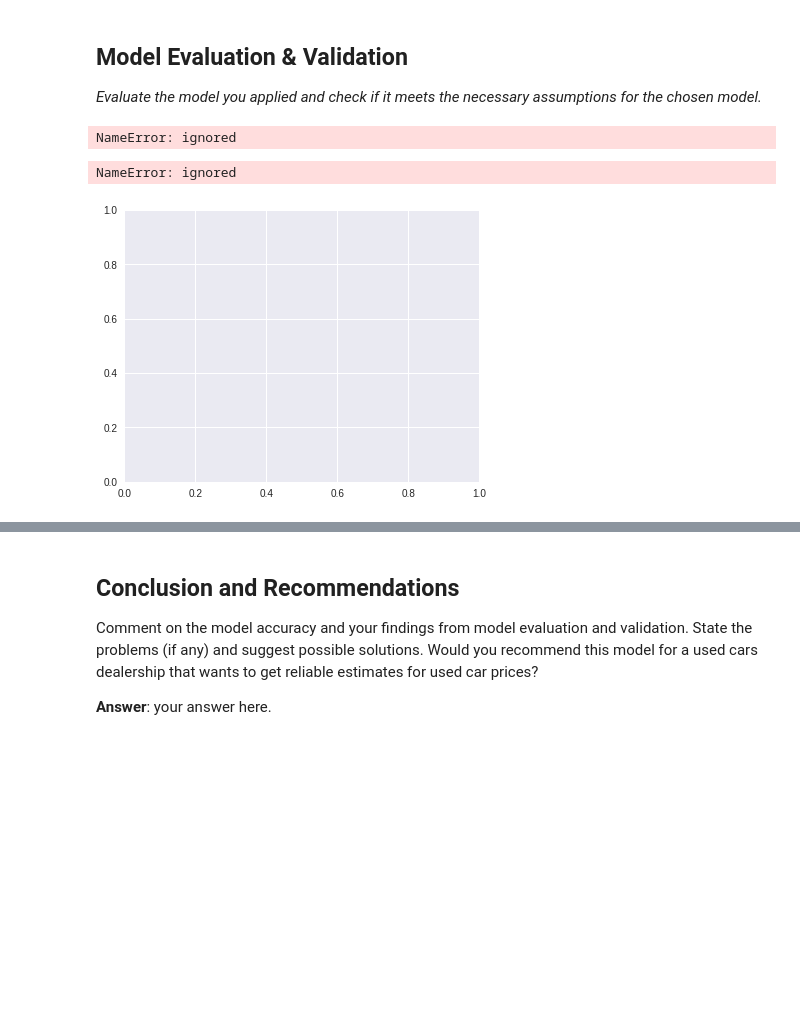
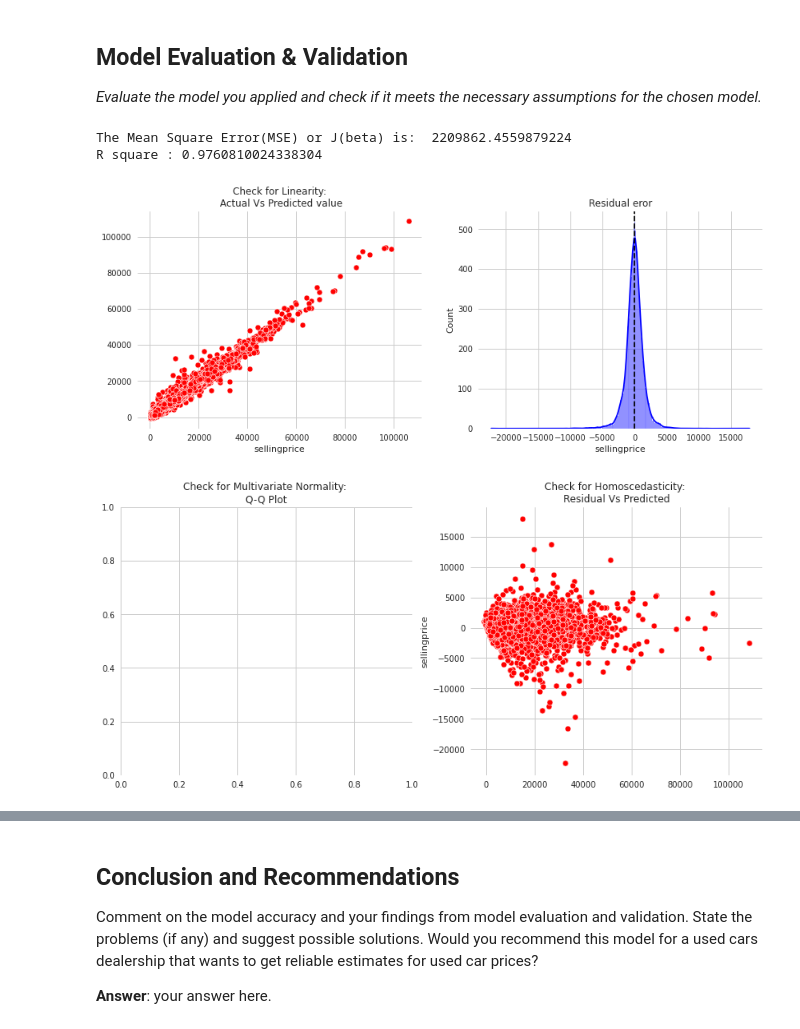
Before and after one commit to karimayman10/Test, a Jupyter notebook: Regression_Mini-Project.ipynb, the cells around one changed output, grey strips where cells are left out. Cells and saved outputs as stored; diff of their text form; code cells hidden in the pictures; blank space fills up the shorter version.

```diff
--- a/Regression_Mini-Project.ipynb
+++ b/Regression_Mini-Project.ipynb
@@ -404,25 +403,47 @@ _Evaluate the model you applied and check if it meets the necessary assumptions
 #lregression.score(X_test, y_test)
 # %%
 #y_pred = lin_reg.predict(X_test)
-# %%
-lin_reg.score(X_test, y_test)
-# %% [output]
-NameError: ignored
-# %%
-# Checking for linearity
-f = plt.figure(figsize=(14,5))
-ax = f.add_subplot(121)
-sns.scatterplot(x=y_test, y=y_pred, ax=ax, color='r')
-ax.set_title('Check for Linearity:\n Actual Vs Predicted value')
-
-# Checking for residual normality & mean
-ax = f.add_subplot(122)
-sns.histplot(x=(y_test - y_pred), ax=ax, color='b', kde=True)
-ax.axvline((y_test - y_pred).mean(), color='k', linestyle='--')
-ax.set_title('Check for Residual normality & mean: \n Residual eror');
-# %% [output]
-NameError: ignored
-[figure, removed]
+# %%
+from sklearn.metrics import mean_squared_error
+y_pred_sk = lregression.predict(x_test)
+J_mse_sk = mean_squared_error(y_pred_sk, y_test)
+#show percentage of accuraccy
+
+# R_square
+R_square_sk = lregression.score(x_test,y_test)
+print('The Mean Square Error(MSE) or J(beta) is: ', J_mse_sk)
+print('R square :', R_square_sk)
+
+f = plt.figure(figsize=(14,5))
+ax = f.add_subplot(121)
+sns.scatterplot(x=y_test, y=y_pred_sk, ax=ax, color='r')
+ax.set_title('Check for Linearity:\n Actual Vs Predicted value')
+
+# Checking for residual normality & mean
+ax = f.add_subplot(122)
+sns.histplot(x=(y_test - y_pred_sk), ax=ax, color='b', kde=True)
+ax.axvline((y_test - y_pred_sk).mean(), color='k', linestyle='--')
+ax.set_title('Residual eror');
+f,ax = plt.subplots(1,2,figsize=(14,6))
+import scipy as sp
+,(,_,r)= sp.stats.probplot((y_test - y_pred_sk), fit=True, plot=ax[0])
+ax[0].set_title('Check for Multivariate Normality: \nQ-Q Plot')
+
+#Check for Homoscedasticity
+sns.scatterplot(x=y_pred_sk, y=(y_test - y_pred_sk), ax=ax[1], color='r')
+ax[1].set_title('Residual Vs Predicted');
+import scipy as sp
+,(,_,r)= sp.stats.probplot((y_test - y_pred_sk), fit=True, plot=ax[0])
+ax[0].set_title('Check for Multivariate Normality: \nQ-Q Plot')
+
+#Check for Homoscedasticity
+sns.scatterplot(x=y_pred_sk, y=(y_test - y_pred_sk), ax=ax[1], color='r')
+ax[1].set_title('Check for Homoscedasticity: \nResidual Vs Predicted');
+# %% [output]
+The Mean Square Error(MSE) or J(beta) is:  2209862.4559879224
+R square : 0.9760810024338304
+[figure, added]
+[figure, added]
 # %%
 # Check for Multivariate Normality
 # Quantile-Quantile plot
```
Also changed, not shown: parts of 2 cells of this notebook.
